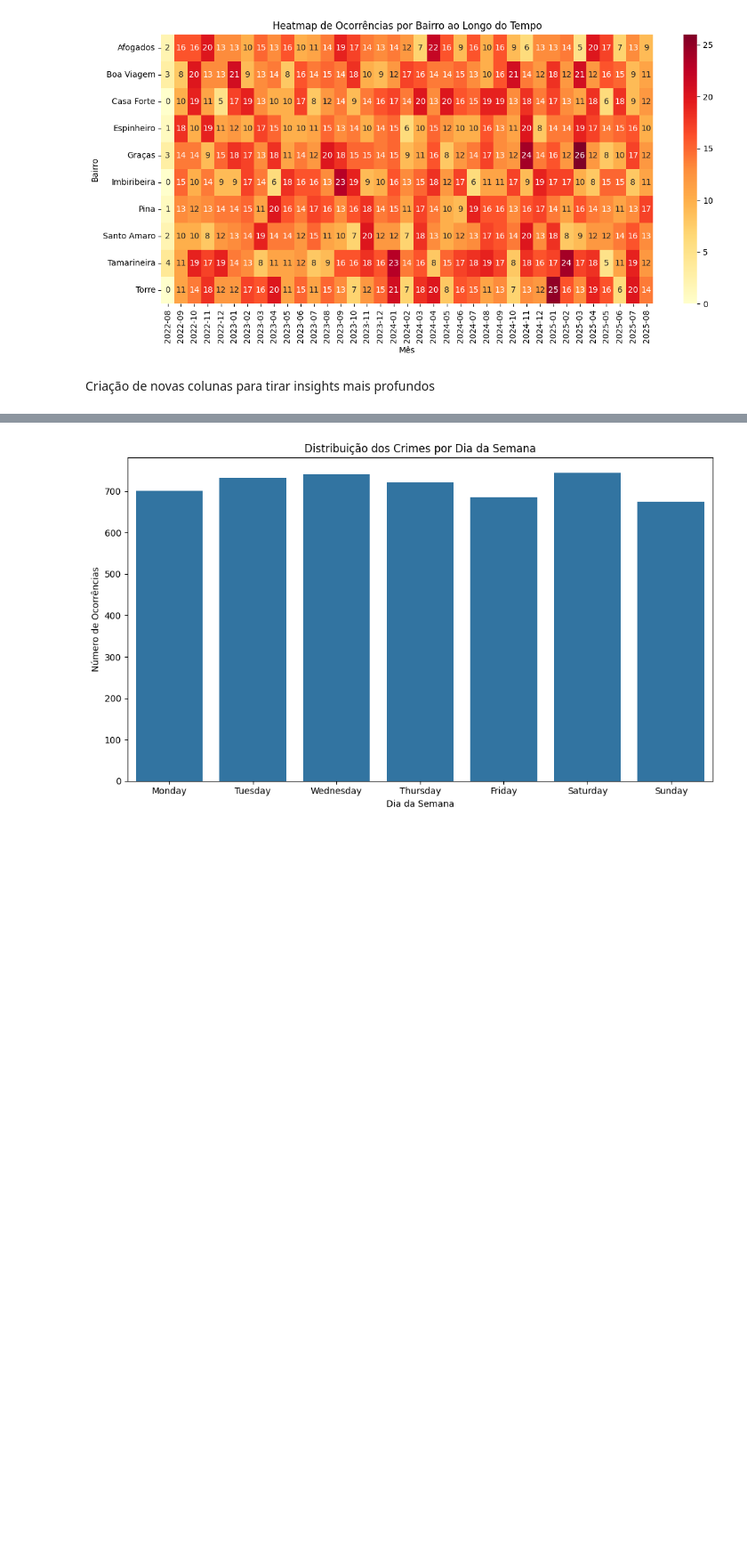
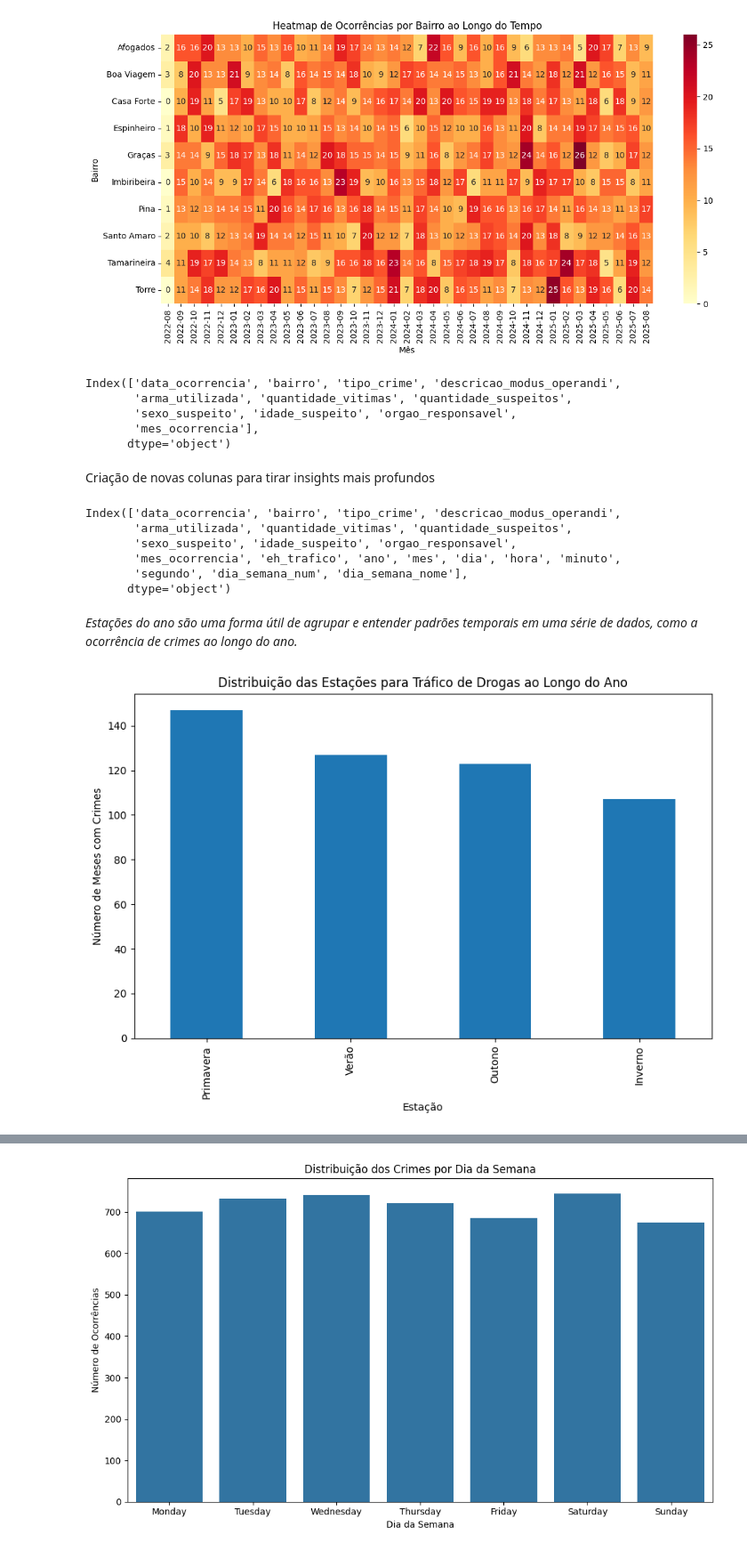
Before and after one commit to susuregis/Previs-o_crimes, a Jupyter notebook: notebooks/EDA.ipynb, the cells around one changed output, grey strips where cells are left out. Shown at 89% size. Drawn from its saved outputs; the diff is of its cells as text; code cells hidden in the pictures; blank space fills up the shorter version.

```diff
--- a/notebooks/EDA.ipynb
+++ b/notebooks/EDA.ipynb
@@ -566,6 +566,14 @@ plt.tight_layout()
 plt.show()
 # %% [output]
 [figure]
+# %%
+df.columns
+# %% [output]
+Index(['data_ocorrencia', 'bairro', 'tipo_crime', 'descricao_modus_operandi',
+       'arma_utilizada', 'quantidade_vitimas', 'quantidade_suspeitos',
+       'sexo_suspeito', 'idade_suspeito', 'orgao_responsavel',
+       'mes_ocorrencia'],
+      dtype='object')
 # %% [markdown]
 Criação de novas colunas para tirar insights mais profundos
 # %%
@@ -592,3 +600,50 @@ df["dia_semana_nome"] = df["data_ocorrencia"].dt.day_name()
 
 # Nome do dia da semana (segunda, terça, etc.)
 df["dia_semana_nome"] = df["data_ocorrencia"].dt.day_name()
+# %%
+df.columns
+# %% [output]
+Index(['data_ocorrencia', 'bairro', 'tipo_crime', 'descricao_modus_operandi',
+       'arma_utilizada', 'quantidade_vitimas', 'quantidade_suspeitos',
+       'sexo_suspeito', 'idade_suspeito', 'orgao_responsavel',
+       'mes_ocorrencia', 'eh_trafico', 'ano', 'mes', 'dia', 'hora', 'minuto',
+       'segundo', 'dia_semana_num', 'dia_semana_nome'],
+      dtype='object')
+# %% [markdown]
+*Estações do ano são uma forma útil de agrupar e entender padrões temporais em uma série de dados, como a ocorrência de crimes ao longo do ano.*
+# %%
+import matplotlib.pyplot as plt
+import pandas as pd
+
+def get_estacao(mes):
+    if mes in [12, 1, 2]:
+        return 'Verão'
+    elif mes in [3, 4, 5]:
+        return 'Outono'
+    elif mes in [6, 7, 8]:
+        return 'Inverno'
+    else:
+        return 'Primavera'
+
+# Filtrando os dados para apenas "Tráfico de Drogas"
+df_trafico = df[df['tipo_crime'] == 'Tráfico de Drogas']
+
+# Aplicar a função 'get_estacao' para os meses dos crimes de tráfico de drogas
+estacoes = [get_estacao(mes) for mes in df_trafico['mes']]
+
+# Contagem dos meses distintos por estação
+estacoes_counts = pd.Series(estacoes).value_counts()
+
+# Criar gráfico
+plt.figure(figsize=(10, 6))
+estacoes_counts.plot(kind='bar')
+
+# Adicionar título e rótulos aos eixos
+plt.title('Distribuição das Estações para Tráfico de Drogas ao Longo do Ano')
+plt.xlabel('Estação')
+plt.ylabel('Número de Meses com Crimes')
+
+# Mostrar o gráfico
+plt.show()
+# %% [output]
+[figure, added]
```
Also changed, not shown: parts of 4 cells of this notebook, 1 other file.
